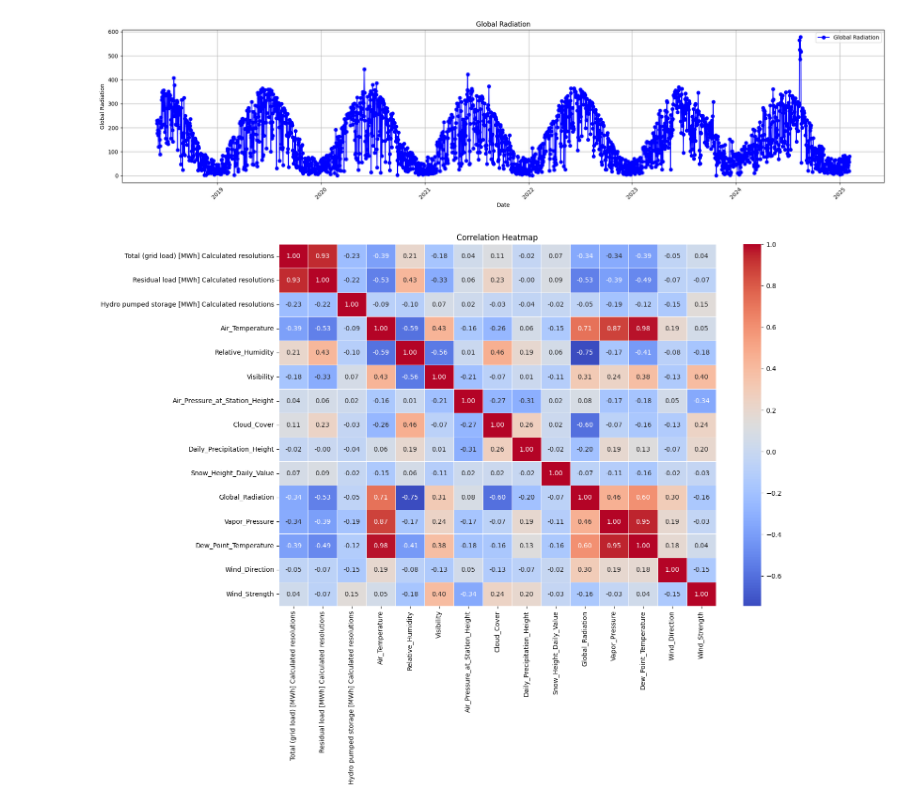
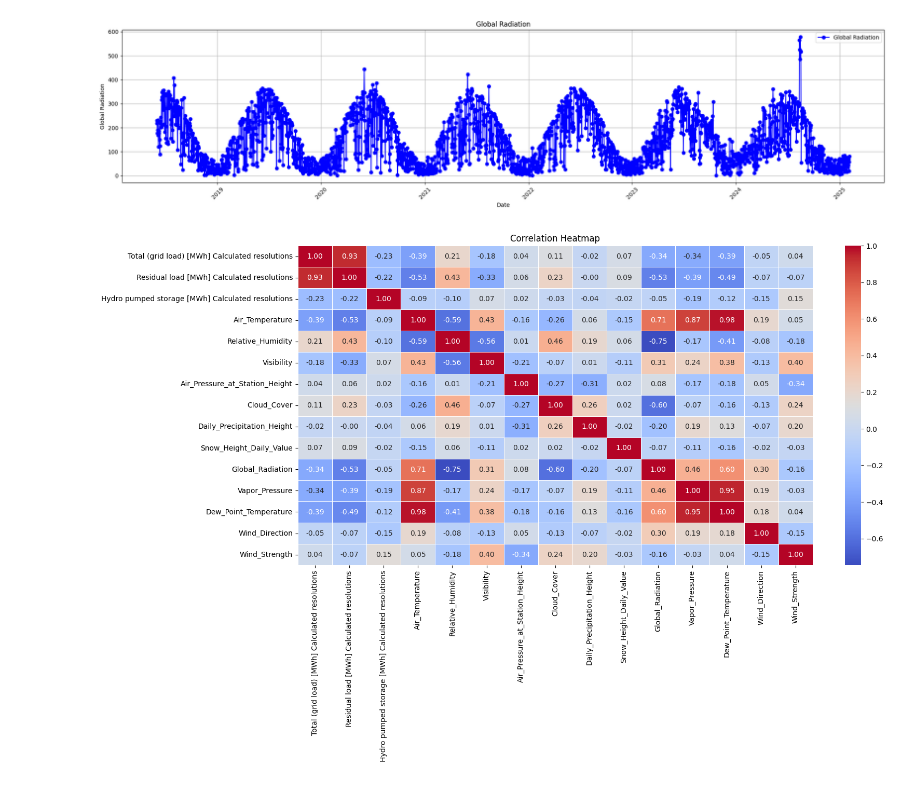
Before and after one commit to yhfrds/techlabs-ds-battery-project, a Jupyter notebook: src/data_transformation.ipynb, the cells around one changed output. Cells and saved outputs as stored; diff of their text form; code cells hidden in the pictures.

```diff
--- a/src/data_transformation.ipynb
+++ b/src/data_transformation.ipynb
@@ -200,17 +205,18 @@ plt.show()
 # %%
 import seaborn as sns
 import matplotlib.pyplot as plt
 
 # Set Date as the index for correlation
-
+scale = 8
 # Create a correlation matrix
 corr_matrix = electricity_and_weather_imputed.corr()
-plt.figure(figsize=(15, 10))
+plt.figure(figsize=(2*scale, 1*scale))
 # Create a heatmap to visualize the correlation matrix
-sns.heatmap(corr_matrix, annot=True, cmap='coolwarm', fmt=".2f", linewidths=0.5)
+sns.heatmap(corr_matrix, annot=True, cmap='coolwarm',
+            fmt=".2f", linewidths=0.5)
 
 # Show the plot
 plt.title('Correlation Heatmap')
 plt.show()
 # %% [output]
-[figure, old version]
+[figure, new version]
```
Also changed, not shown: parts of 6 cells of this notebook.
